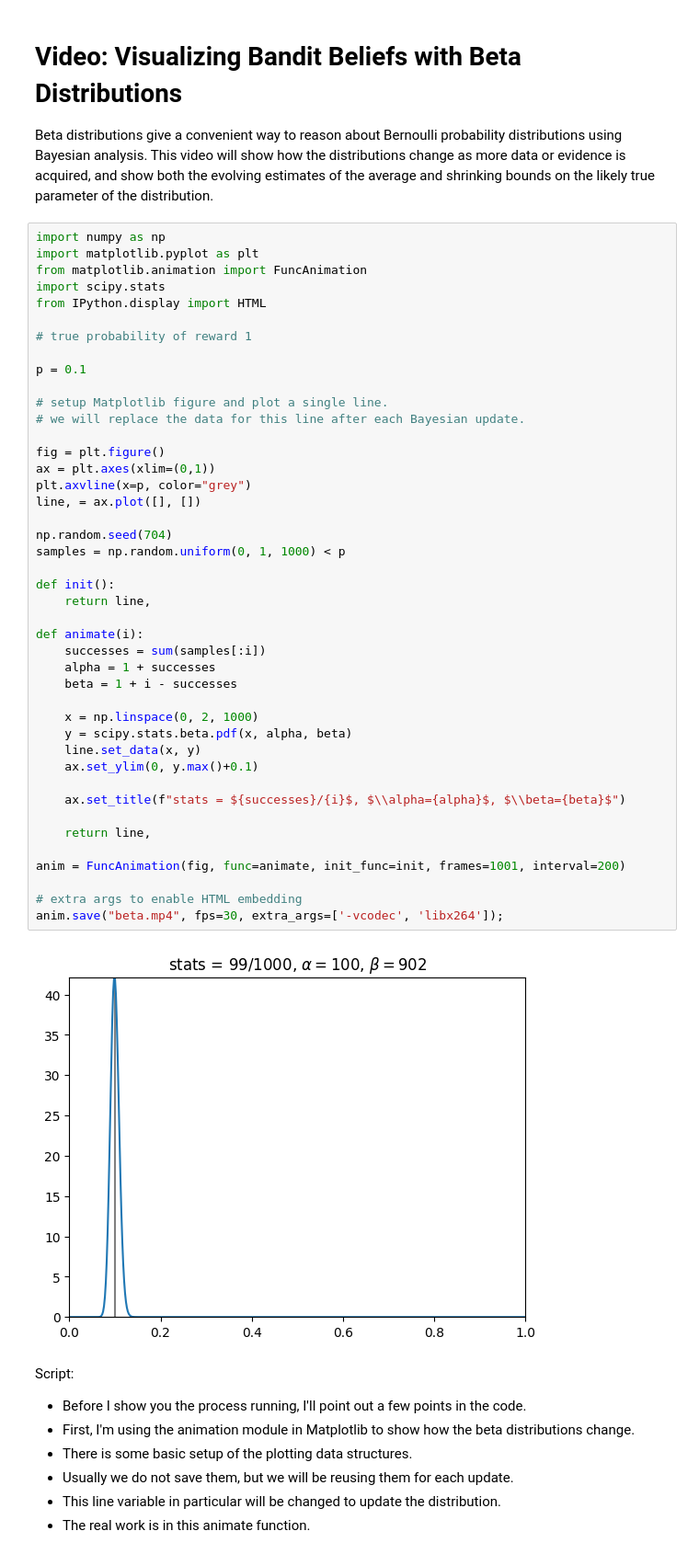
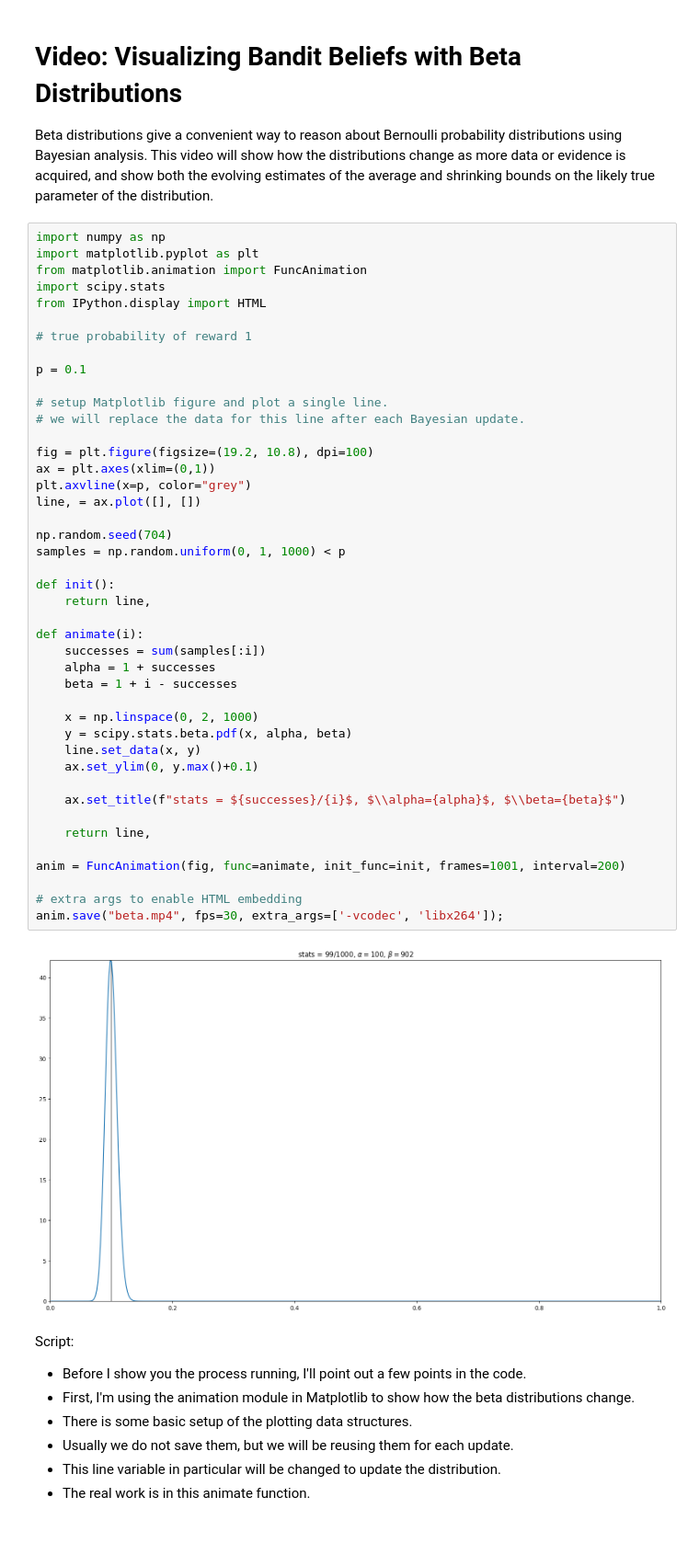
Before and after one commit to bu-cds-omds/dx704-examples, a Jupyter notebook: week03/video_visualizing_bandit_beliefs_with_beta_distributions.ipynb, the cells around one changed output. Shown at 92% size. Saved outputs shown, nothing was run; the diff lists cells and outputs as text.

```diff
--- a/week03/video_visualizing_bandit_beliefs_with_beta_distributions.ipynb
+++ b/week03/video_visualizing_bandit_beliefs_with_beta_distributions.ipynb
@@ -17,37 +17,37 @@ p = 0.1
 # setup Matplotlib figure and plot a single line.
 # we will replace the data for this line after each Bayesian update.
 
-fig = plt.figure()
+fig = plt.figure(figsize=(19.2, 10.8), dpi=100)
 ax = plt.axes(xlim=(0,1))
 plt.axvline(x=p, color="grey")
 line, = ax.plot([], [])
 
 np.random.seed(704)
 samples = np.random.uniform(0, 1, 1000) < p
 
 def init():
     return line,
 
 def animate(i):
     successes = sum(samples[:i])
     alpha = 1 + successes
     beta = 1 + i - successes
 
     x = np.linspace(0, 2, 1000)
     y = scipy.stats.beta.pdf(x, alpha, beta)
     line.set_data(x, y)
     ax.set_ylim(0, y.max()+0.1)
 
     ax.set_title(f"stats = ${successes}/{i}$, $\\alpha={alpha}$, $\\beta={beta}$")
 
     return line,
 
 anim = FuncAnimation(fig, func=animate, init_func=init, frames=1001, interval=200)
 
 # extra args to enable HTML embedding
 anim.save("beta.mp4", fps=30, extra_args=['-vcodec', 'libx264']);
 # %% [output]
-[figure, old version]
+[figure, new version]
 # %% [markdown]
 Script:
 * Before I show you the process running, I'll point out a few points in the code.
```
Also changed, not shown: 2 other files.
